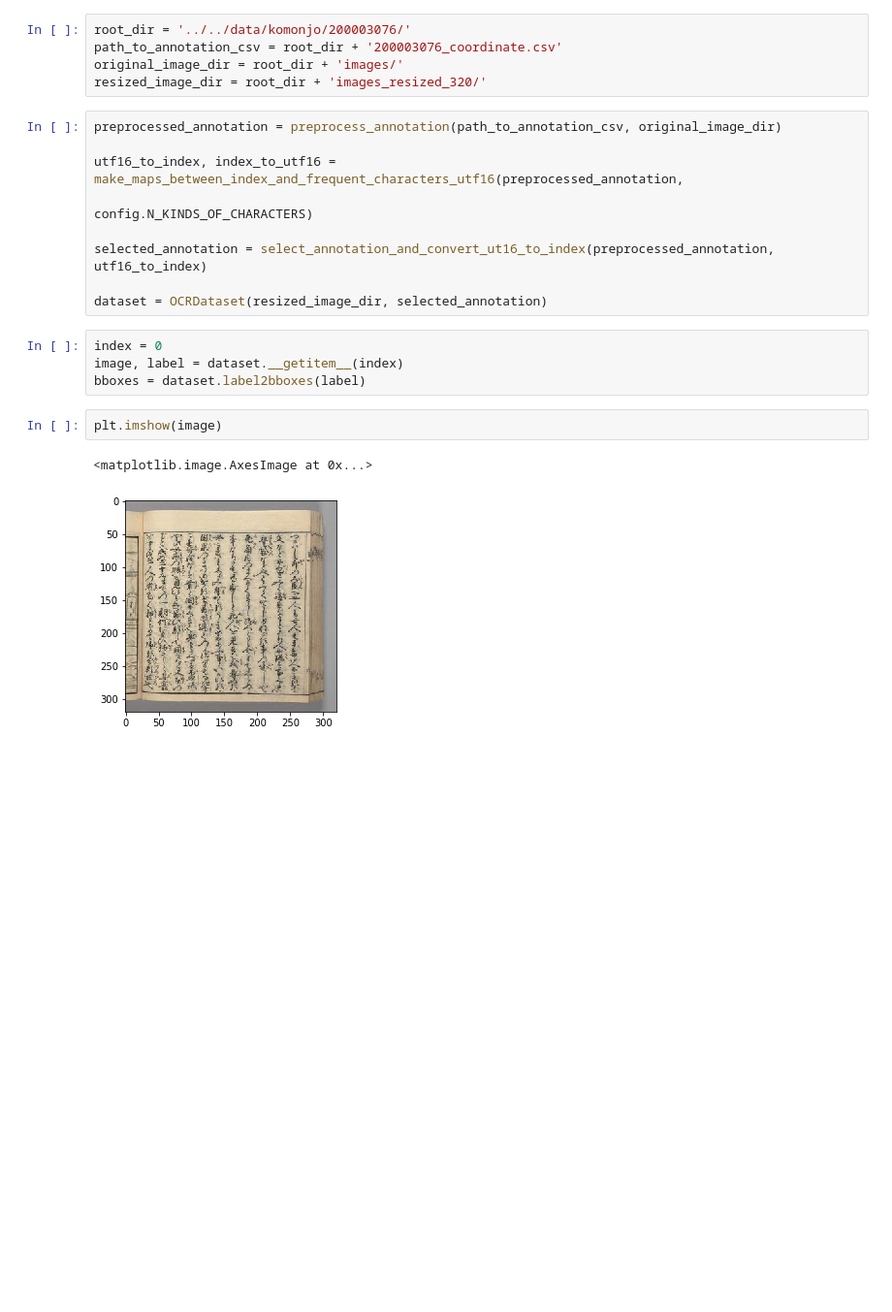
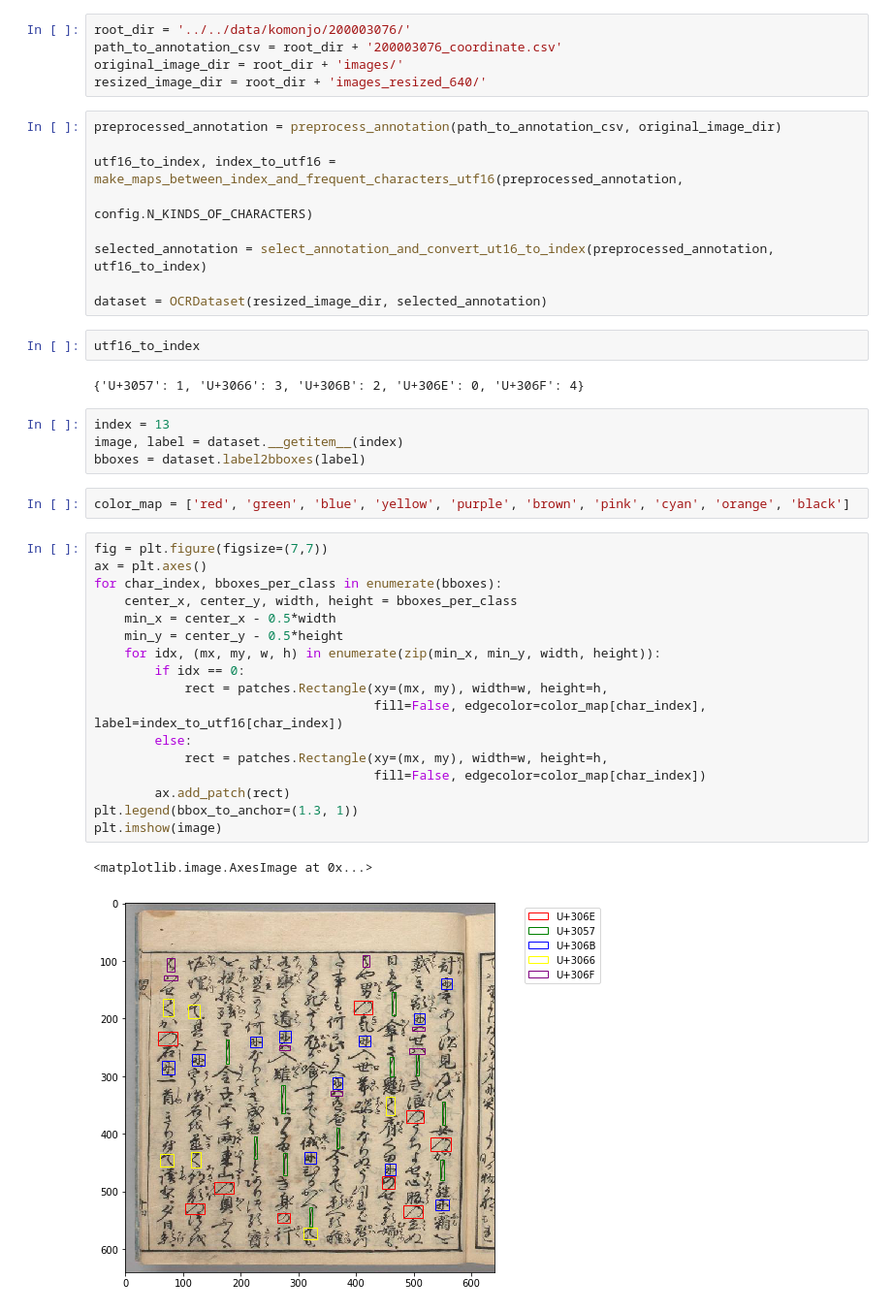
Before and after one commit to cross32768/komonjo_OCR_object_detection, a Jupyter notebook: visualize.ipynb, the cells around one changed output. Shown at 97% size. Drawn from its saved outputs; the diff is of its cells as text; blank space fills up the shorter version.

Commit message:
update visualize code and test dataset

```diff
--- a/visualize.ipynb
+++ b/visualize.ipynb
@@ -8,7 +9,7 @@ from utils import *
 root_dir = '../../data/komonjo/200003076/'
 path_to_annotation_csv = root_dir + '200003076_coordinate.csv'
 original_image_dir = root_dir + 'images/'
-resized_image_dir = root_dir + 'images_resized_320/'
+resized_image_dir = root_dir + 'images_resized_640/'
 # %%
 preprocessed_annotation = preprocess_annotation(path_to_annotation_csv, original_image_dir)
 
@@ -18,12 +19,33 @@ utf16_to_index, index_to_utf16 = make_maps_between_index_and_frequent_characters
 selected_annotation = select_annotation_and_convert_ut16_to_index(preprocessed_annotation, utf16_to_index)
 
 dataset = OCRDataset(resized_image_dir, selected_annotation)
+# %%
+utf16_to_index
+# %% [output]
+{'U+3057': 1, 'U+3066': 3, 'U+306B': 2, 'U+306E': 0, 'U+306F': 4}
 # %%
-index = 0
+index = 13
 image, label = dataset.__getitem__(index)
 bboxes = dataset.label2bboxes(label)
-# %%
-plt.imshow(image)
-# %% [output]
-<matplotlib.image.AxesImage at 0x...>
-[figure, removed]
+# %%
+color_map = ['red', 'green', 'blue', 'yellow', 'purple', 'brown', 'pink', 'cyan', 'orange', 'black']
+# %%
+fig = plt.figure(figsize=(7,7))
+ax = plt.axes()
+for char_index, bboxes_per_class in enumerate(bboxes):
+    center_x, center_y, width, height = bboxes_per_class
+    min_x = center_x - 0.5*width
+    min_y = center_y - 0.5*height
+    for idx, (mx, my, w, h) in enumerate(zip(min_x, min_y, width, height)):
+        if idx == 0:
+            rect = patches.Rectangle(xy=(mx, my), width=w, height=h,
+                                     fill=False, edgecolor=color_map[char_index], label=index_to_utf16[char_index])
+        else:
+            rect = patches.Rectangle(xy=(mx, my), width=w, height=h,
+                                     fill=False, edgecolor=color_map[char_index])
+        ax.add_patch(rect)
+plt.legend(bbox_to_anchor=(1.3, 1))
+plt.imshow(image)
+# %% [output]
+<matplotlib.image.AxesImage at 0x...>
+[figure, added]
```
Also changed, not shown: parts of 1 cell of this notebook, 2 other files.
